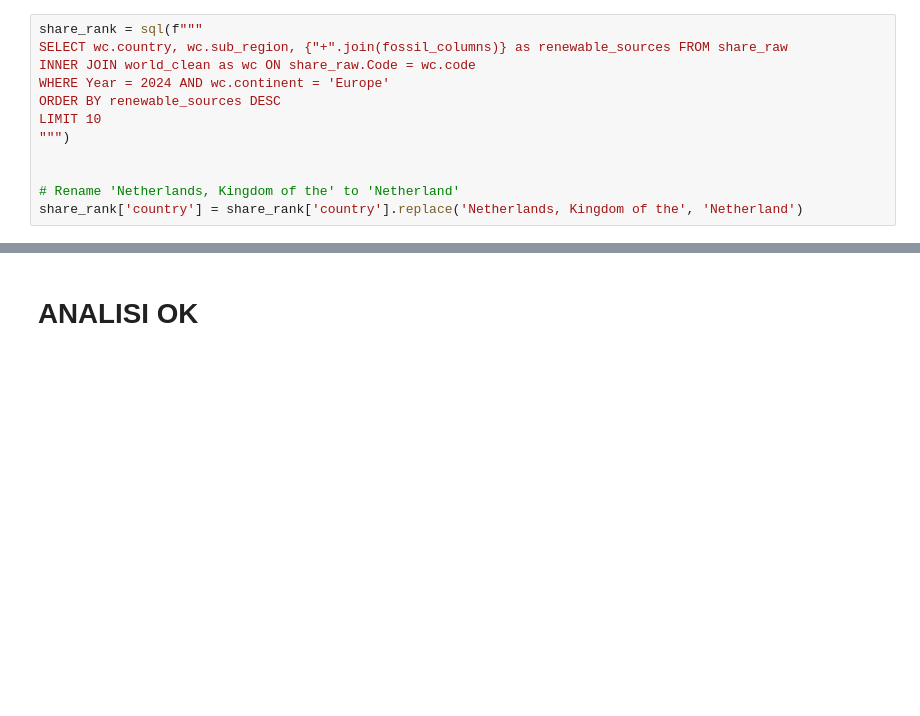
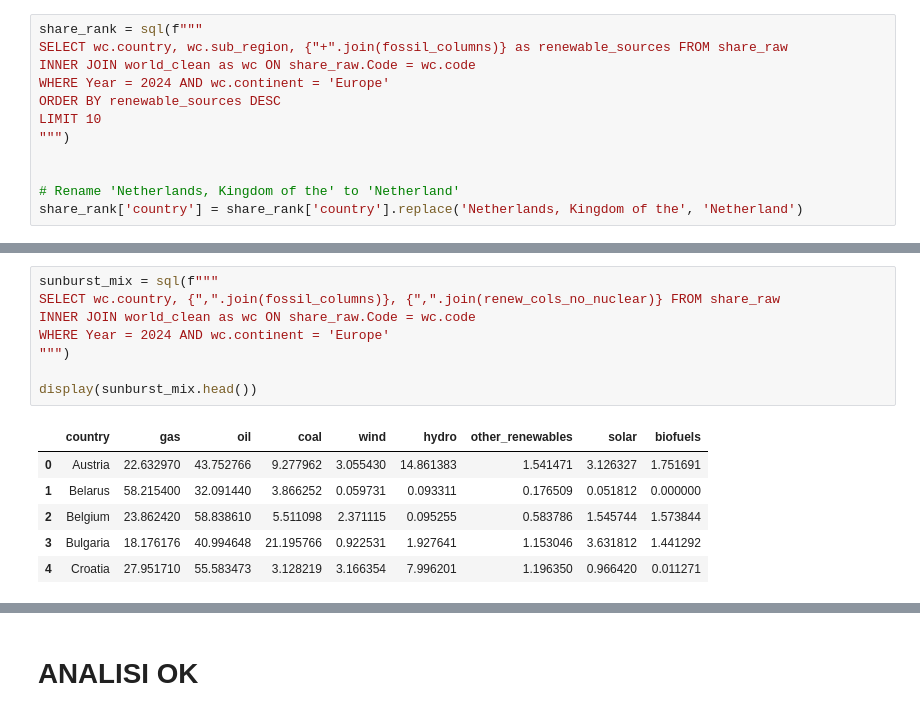
Before and after one commit to william-toscani/Data_Visualization_Project, a Jupyter notebook: Data_Viz_Project.ipynb, the cells around one changed output, grey strips where cells are left out. Saved outputs shown, nothing was run; the diff lists cells and outputs as text; blank space fills up the shorter version.

```diff
--- a/Data_Viz_Project.ipynb
+++ b/Data_Viz_Project.ipynb
@@ -972,3 +950,18 @@ fig.update_layout(
 fig.show()
 # %% [output]
 [interactive output not drawn]
+# %%
+sunburst_mix = sql(f"""
+SELECT wc.country, {",".join(fossil_columns)}, {",".join(renew_cols_no_nuclear)} FROM share_raw
+INNER JOIN world_clean as wc ON share_raw.Code = wc.code
+WHERE Year = 2024 AND wc.continent = 'Europe'
+""")
+
+display(sunburst_mix.head())
+# %% [output]
+|  | country | gas | oil | coal | wind | hydro | other_renewables | solar | biofuels |
+| 0 | Austria | 22.632970 | 43.752766 | 9.277962 | 3.055430 | 14.861383 | 1.541471 | 3.126327 | 1.751691 |
+| 1 | Belarus | 58.215400 | 32.091440 | 3.866252 | 0.059731 | 0.093311 | 0.176509 | 0.051812 | 0.000000 |
+| 2 | Belgium | 23.862420 | 58.838610 | 5.511098 | 2.371115 | 0.095255 | 0.583786 | 1.545744 | 1.573844 |
+| 3 | Bulgaria | 18.176176 | 40.994648 | 21.195766 | 0.922531 | 1.927641 | 1.153046 | 3.631812 | 1.441292 |
+| 4 | Croatia | 27.951710 | 55.583473 | 3.128219 | 3.166354 | 7.996201 | 1.196350 | 0.966420 | 0.011271 |
```
Also changed, not shown: parts of 3 cells of this notebook.
